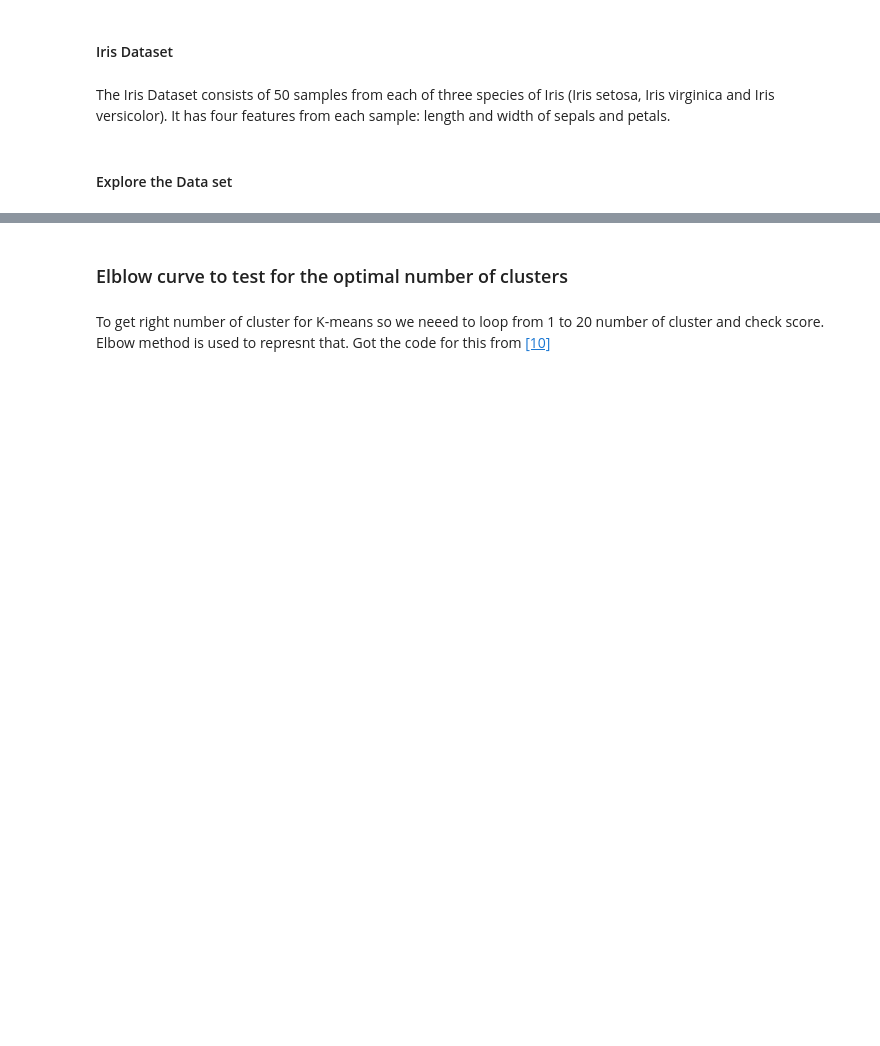
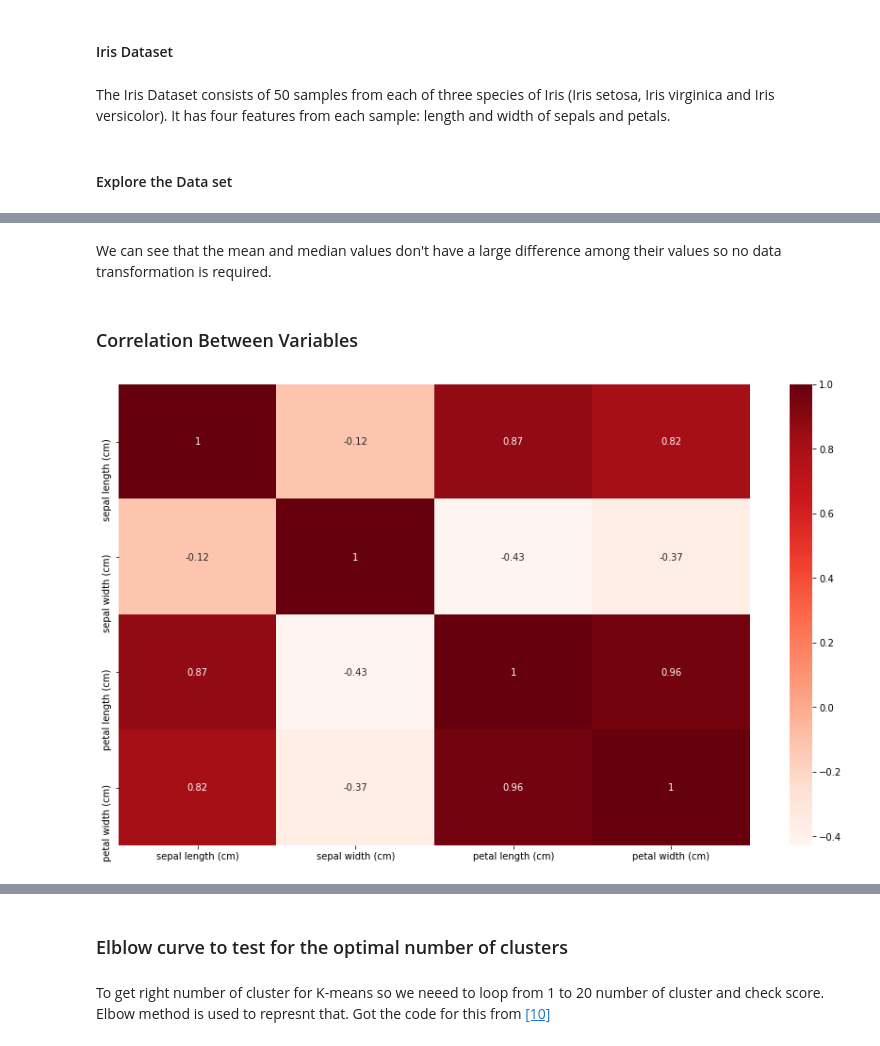
Before and after one commit to neadie/MachineLearningAndStatistics, a Jupyter notebook: tasksmachineLearningandStats.ipynb, the cells around one changed output, grey strips where cells are left out. Saved outputs shown, nothing was run; the diff lists cells and outputs as text; code cells hidden in the pictures; blank space fills up the shorter version.

```diff
--- a/tasksmachineLearningandStats.ipynb
+++ b/tasksmachineLearningandStats.ipynb
@@ -362,0 +540,9 @@ iris = datasets.load_iris()
+# %% [markdown]
+We can see that the mean and median values don't have a large difference among their values so no data transformation is required.
+# %% [markdown]
+### Correlation Between Variables
+# %%
+fig = plt.figure(figsize = (15,9))
+sns.heatmap(df.corr(), cmap='Reds', annot = True);
+# %% [output]
+[figure, added]
```
Also changed, not shown: parts of 75 cells of this notebook, 1 other file.
